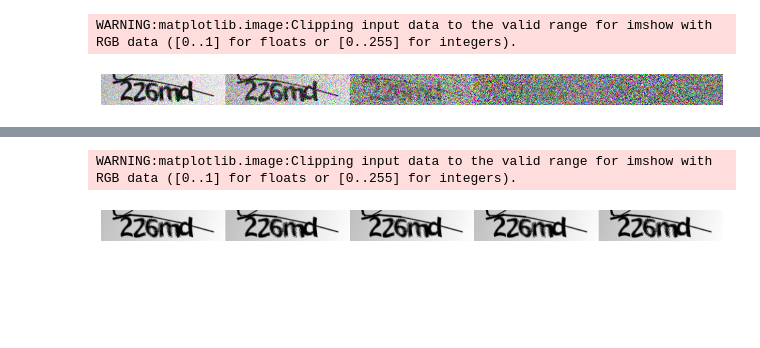
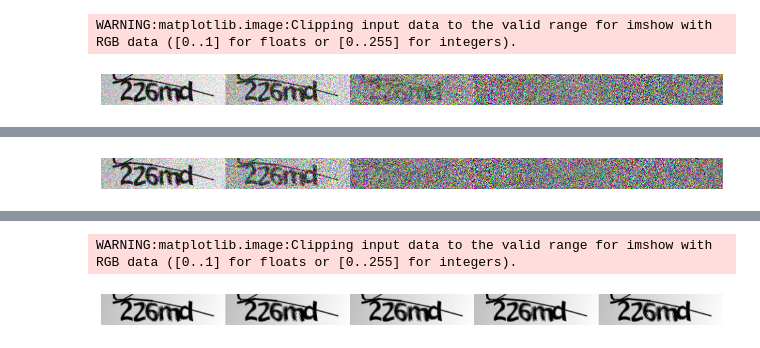
Before and after one commit to MehdiJmlkh/Deep-Learning-Course-Homeworks-S2024, a Jupyter notebook: HW4/DDPM.ipynb, the cells around one changed output, grey strips where cells are left out. Drawn from its saved outputs; the diff is of its cells as text; code cells hidden in the pictures; blank space fills up the shorter version.

```diff
--- a/HW4/DDPM.ipynb
+++ b/HW4/DDPM.ipynb
@@ -1044,3 +1044,11 @@ plot_images(noisy_samples)
 # %% [output]
 WARNING:matplotlib.image:Clipping input data to the valid range for imshow with RGB data ([0..1] for floats or [0..255] for integers).
 [figure]
+# %%
+# test our NoiseScheduler
+# test_scheduler = NoiseScheduler()
+# time_steps = torch.tensor([100, 200, 500, 700, 900])
+noise2 = torch.randn_like(sample)
+noisy_samples2 = test_scheduler.add_noise(noisy_samples, noise2 , time_steps)
+plot_images(noisy_samples2)
+# %% [output]
@@ -1046,0 +1056 @@ WARNING:matplotlib.image:Clipping input data to the valid range for imshow with
+[figure, added]
```
Also changed, not shown: parts of 12 cells of this notebook.
